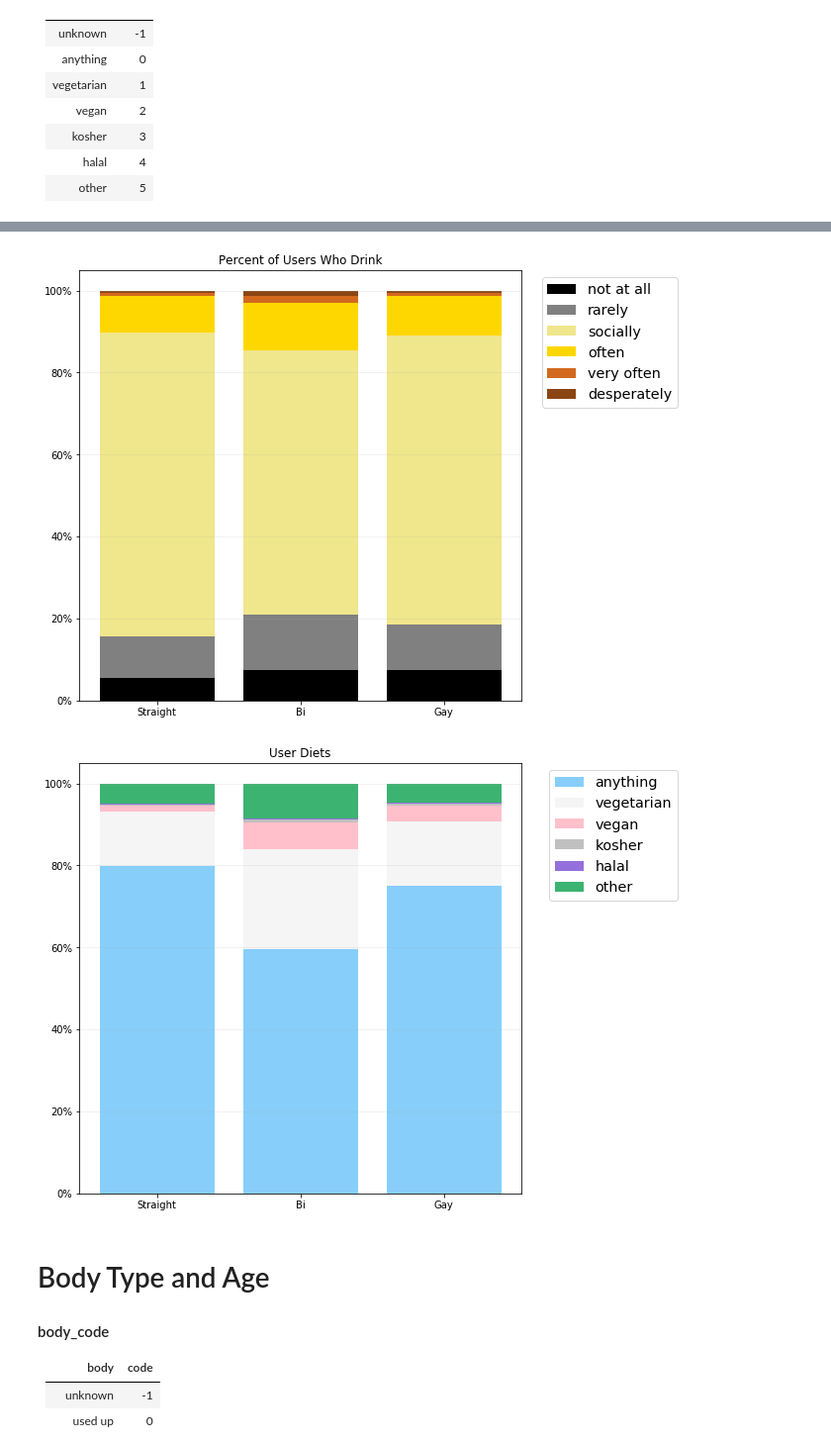
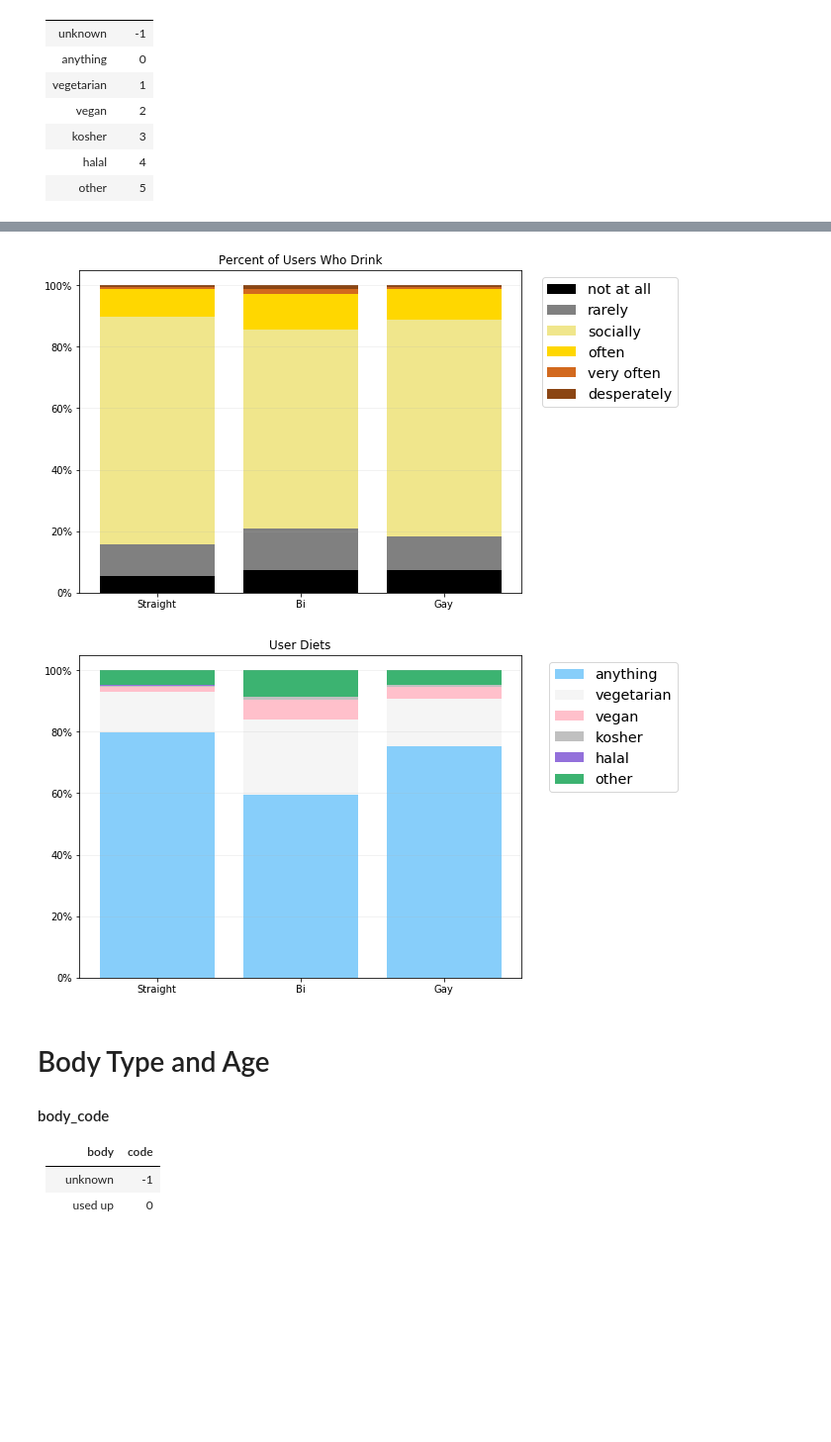
Before and after one commit to lemonmeringuepi/okcupid, a Jupyter notebook: dating skeleton.ipynb, the cells around one changed output, grey strips where cells are left out. Shown at 99% size. Saved outputs shown, nothing was run; the diff lists cells and outputs as text; code cells hidden in the pictures; blank space fills up the shorter version.

```diff
--- a/dating skeleton.ipynb
+++ b/dating skeleton.ipynb
@@ -1440,5 +1440,5 @@ plt.show()
 # %%
-plt.figure(figsize=(8,8))
+plt.figure(figsize=(8,6))
 drinks_labels = ['not at all', 'rarely', 'socially', 'often', 'very often', 'desperately']
 drinks = [[len(df[(df['orientation_code']==i) & (df['drinks_code']==j)])/
             len(df[(df['orientation_code']==i) & (df['drinks_code']>=0)]) for i in range(-1,2)] for j in range(6)]
@@ -1459,36 +1459,36 @@ plt.bar(orientation_key,
        bottom=drinks[0])
 plt.bar(orientation_key,
        drinks[2],
        color='khaki',
        label=drinks_labels[2],
        bottom=bars1)
 plt.bar(orientation_key,
        drinks[3],
        color='gold',
        label=drinks_labels[3],
        bottom=bars2)
 plt.bar(orientation_key,
        drinks[4],
        color='chocolate',
        label=drinks_labels[4],
        bottom=bars3)
 plt.bar(orientation_key,
         drinks[5],
         color='saddlebrown',
         label=drinks_labels[5],
         bottom=bars4)
 
 plt.yticks([0.2*i for i in range(6)], [str(20*i) +'%' for i in range(6)])
 plt.gca().yaxis.grid(True, alpha=0.2)
 plt.legend(loc=1, bbox_to_anchor=(1.37,1), fontsize='x-large')
 plt.title('Percent of Users Who Drink')
 
 plt.savefig('drinkers.png', bbox_inches='tight')
 plt.show()
 # %% [output]
-[figure, old version]
+[figure, new version]
 # %%
-plt.figure(figsize=(8,8))
+plt.figure(figsize=(8,6))
 diet_labels = ['anything', 'vegetarian', 'vegan', 'kosher', 'halal', 'other']
 diet = [[len(df[(df['orientation_code']==i) & (df['diet_code']==j)])/
             len(df[(df['orientation_code']==i) & (df['diet_code']>=0)]) for i in range(-1,2)] for j in range(6)]
@@ -1537,7 +1537,7 @@ plt.title('User Diets')
 plt.savefig('diet.png', bbox_inches='tight')
 plt.show()
 # %% [output]
-[figure, old version]
+[figure, new version]
 # %% [markdown]
 # Body Type and Age
 #### body_code
```
Also changed, not shown: parts of 5 cells of this notebook, 7 other files.
